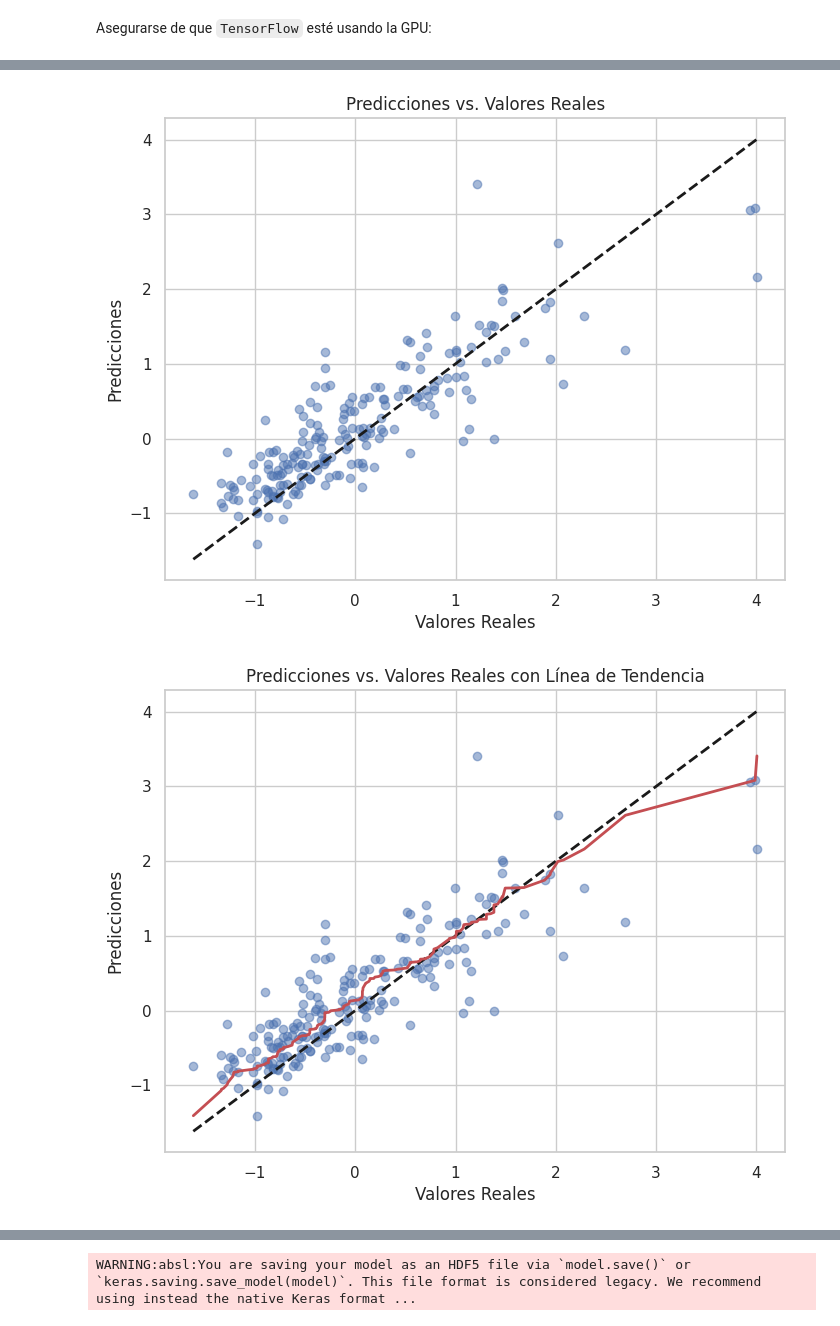
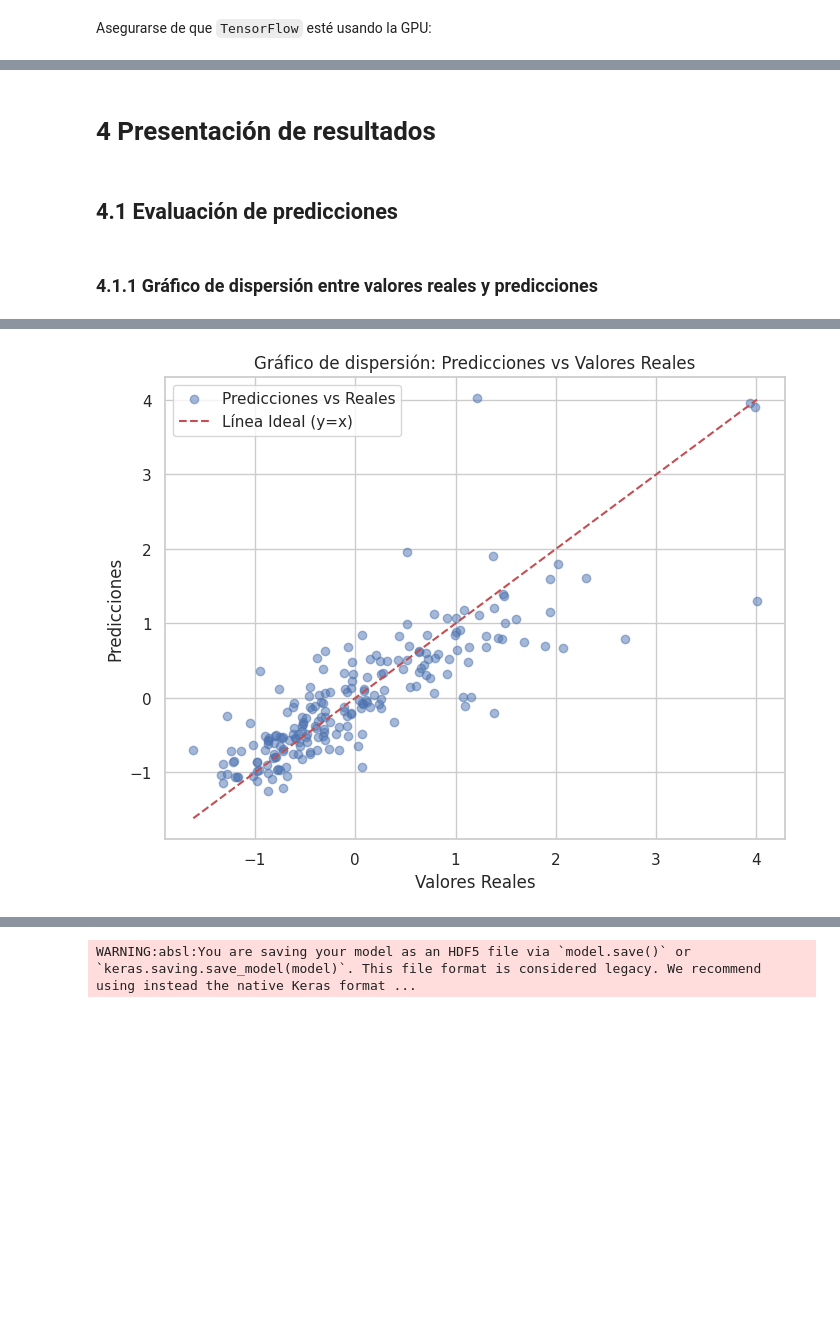
Before and after one commit to alejandrorod-tajamar/HousingPricesPrediction, a Jupyter notebook: Housing.ipynb, the cells around one changed output, grey strips where cells are left out. Cells and saved outputs as stored; diff of their text form; code cells hidden in the pictures; blank space fills up the shorter version.

```diff
--- a/Housing.ipynb
+++ b/Housing.ipynb
@@ -511,0 +515,16 @@ Epoch 350/350
+# %%
+# Arquitectura del modelo con optimizador como argumento
+def create_model(optimizer, dropout_rate, l2_reg):
+    model = Sequential([
+        Input(shape=(X.shape[1],)),                                                                     # Capa de entrada (13 features)
+        Dense(64, activation='relu', kernel_initializer=HeNormal(), kernel_regularizer=l2(l2_reg)),     # Primera capa oculta
+        BatchNormalization(),                                                                           # Normalización por lotes
+        Dropout(dropout_rate),                                                                          # Regularización por Dropout
+        Dense(64, activation='relu', kernel_initializer=HeNormal(), kernel_regularizer=l2(l2_reg)),     # Segunda capa oculta
+        BatchNormalization(),                                                                           # Ayuda con la estabilidad
+        Dropout(dropout_rate),                                                                          # Regularización por Dropout
+        Dense(32, activation='relu', kernel_initializer=HeNormal(), kernel_regularizer=l2(l2_reg)),     # Tercera capa oculta
+        Dense(1, activation='linear')                                                                   # Capa de salida con activación lineal
+    ])
+    model.compile(optimizer=optimizer, loss='mse', metrics=['mae'])
+    return model
@@ -513,16 +536,16 @@ Epoch 350/350
 # Experimentación con diferentes hiperparámetros
 def experiment_with_hyperparameters():
     results = {}
-    for lr in [0.001, 0.0001]:
+    for lr in [0.01, 0.001, 0.0001]:
         for batch_size in [16, 32, 64]:
-            for dropout in [0.0, 0.3]:
-                for l2_reg in [0.0, 0.01]:
+            for dropout in [0.2, 0.3]:
+                for l2_reg in [0.1, 0.01]:
                     print(f"Entrenando con lr={lr}, batch_size={batch_size}, dropout={dropout}, l2_reg={l2_reg}")
                     model = create_model(optimizer=Adam(learning_rate=lr), dropout_rate=dropout, l2_reg=l2_reg)
                     history = model.fit(
                         X_train, y_train,
                         validation_data=(X_val, y_val),
-                        epochs=100,
+                        epochs=350,
                         batch_size=batch_size,
                         verbose=0
                     )
@@ -573,7 +598,7 @@ best_model = create_model(optimizer=Adam(learning_rate=best_hyperparams[0]),
 history = best_model.fit(
     X_train, y_train,
     validation_data=(X_val, y_val),
-    epochs=350,
+    epochs=400,
     batch_size=best_hyperparams[1],
     verbose=1
 )
@@ -619,11 +646,24 @@ RMSE (% sobre rango): 9.15%
+# %% [markdown]
+# 4 Presentación de resultados
+# %% [markdown]
+## 4.1 Evaluación de predicciones
+# %% [markdown]
+### 4.1.1 Gráfico de dispersión entre valores reales y predicciones
 # %%
 import matplotlib.pyplot as plt
+import numpy as np
+from sklearn.metrics import mean_squared_error, r2_score
 
-plt.figure(figsize=(8, 6))
-plt.scatter(y_test, y_test_pred, alpha=0.5)
-plt.plot([np.min(y_test), np.max(y_test)], [np.min(y_test), np.max(y_test)], 'k--', lw=2)
-plt.title('Predicciones vs. Valores Reales')
-plt.xlabel('Valores Reales')
-plt.ylabel('Predicciones')
+# Predicciones del modelo
+y_pred = best_model.predict(X_test)
+
+# Gráfico de dispersión
+plt.figure(figsize=(8,6))
+plt.scatter(y_test, y_pred, alpha=0.5, label="Predicciones vs Reales")
+plt.plot([min(y_test), max(y_test)], [min(y_test), max(y_test)], '--r', label="Línea Ideal (y=x)")
+plt.xlabel("Valores Reales")
+plt.ylabel("Predicciones")
+plt.title("Gráfico de dispersión: Predicciones vs Valores Reales")
+plt.legend()
 plt.show()
 # %% [output]
@@ -630,12 +671 @@ plt.show()
-[figure, old version]
+[figure, new version]
-# %%
-plt.figure(figsize=(8, 6))
-plt.scatter(y_test, y_test_pred, alpha=0.5)
-plt.plot([np.min(y_test), np.max(y_test)], [np.min(y_test), np.max(y_test)], 'k--', lw=2)
-plt.plot(np.sort(y_test), np.sort(y_test_pred), 'r-', lw=2)  # Línea de tendencia
-plt.title('Predicciones vs. Valores Reales con Línea de Tendencia')
-plt.xlabel('Valores Reales')
-plt.ylabel('Predicciones')
-plt.show()
-# %% [output]
-[figure, removed]
```
Also changed, not shown: parts of 45 cells of this notebook, 3 other files.
